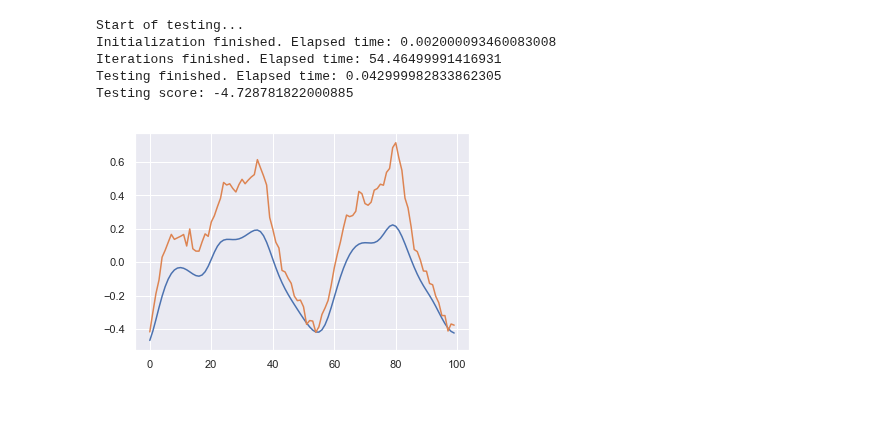
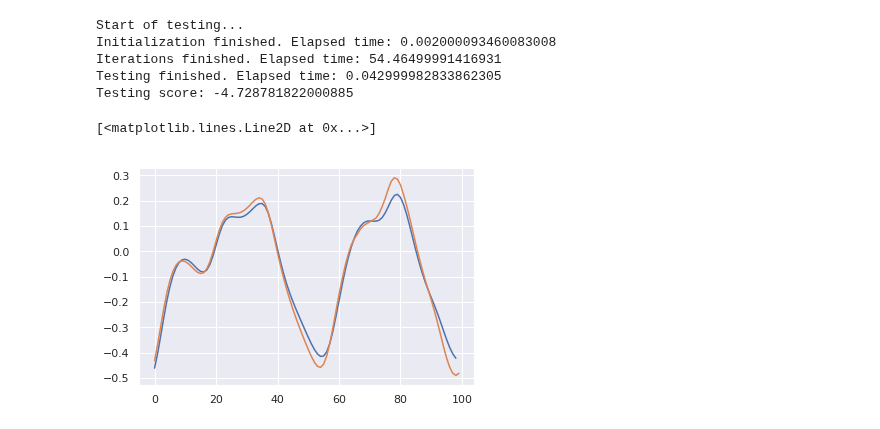
Before and after one commit to jon-dong/reservoir-computing-python, a Jupyter notebook: mackey_glass.ipynb, the cells around one changed output. Saved outputs shown, nothing was run; the diff lists cells and outputs as text; code cells hidden in the pictures.

```diff
--- a/mackey_glass.ipynb
+++ b/mackey_glass.ipynb
@@ -428,7 +430,9 @@ Testing finished. Elapsed time: 0.042999982833862305
 Testing score: -4.728781822000885
 # %%
 total_pred = b.pred_horizon*b.rec_pred_steps
-plt.plot(np.squeeze(input_data[0,-total_pred:,0]))
-plt.plot(np.squeeze(pred_output[-total_pred:,0]));
+N = total_pred
+plt.plot(np.squeeze(input_data[0,-N:-N-1+total_pred,0]))
+plt.plot(np.squeeze(pred_output[-N,:]))
 # %% [output]
+[<matplotlib.lines.Line2D at 0x...>]
-[figure, old version]
+[figure, new version]
```
Also changed, not shown: parts of 3 cells of this notebook, 1 other file.
